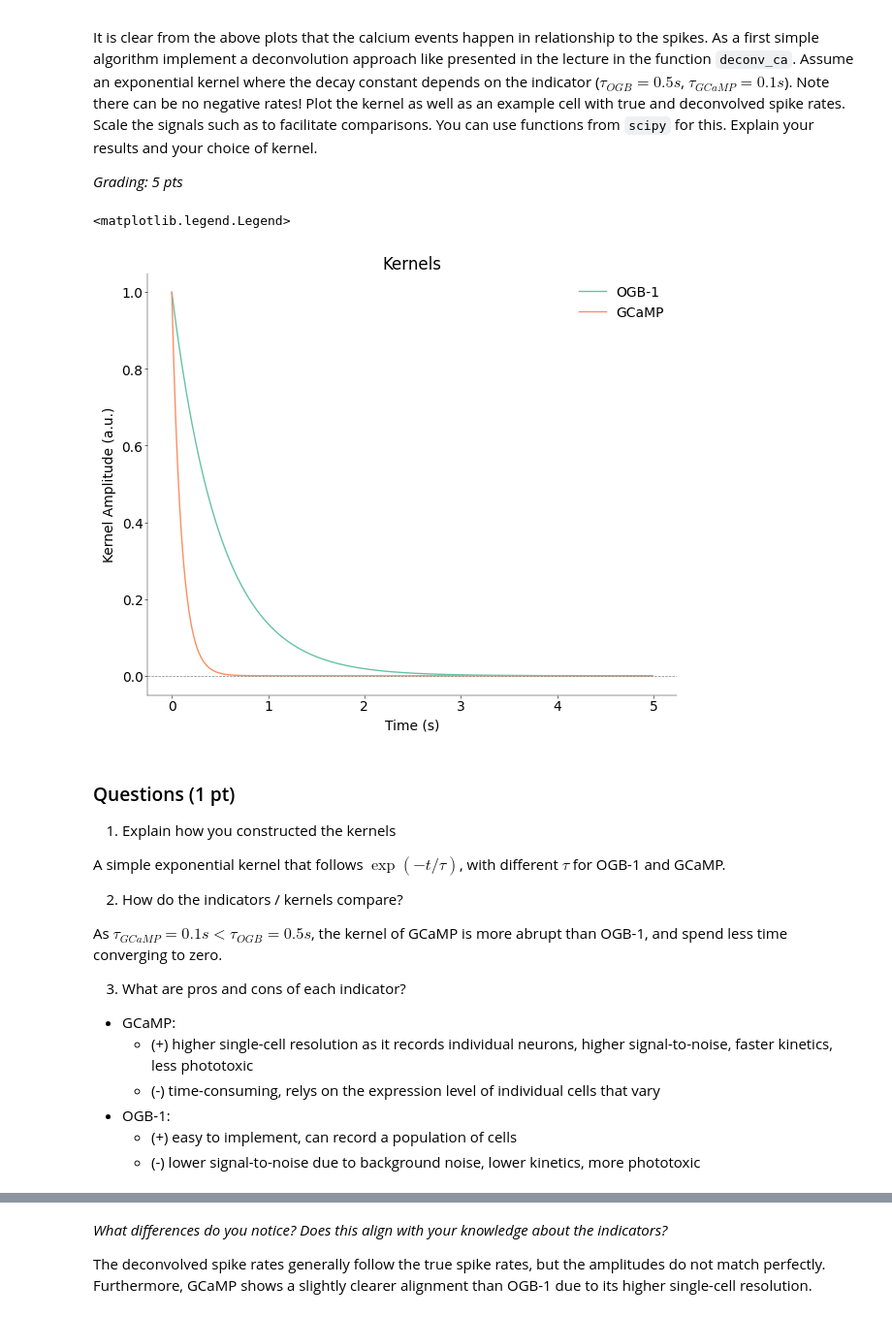
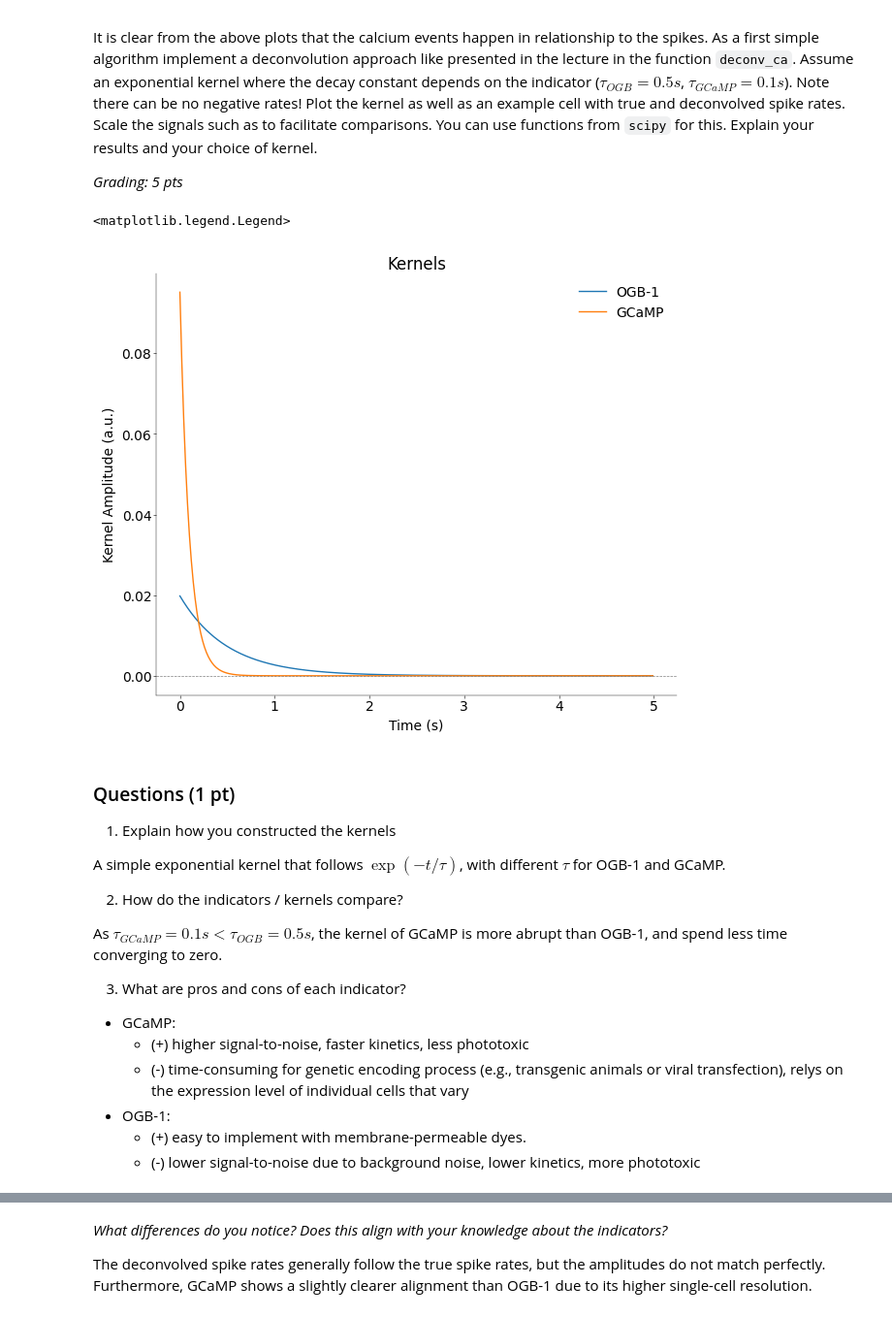
Before and after one commit to ZhidongZhang96/Course_NeuralDataScience_SS26, a Jupyter notebook: notebooks/CodingLab3.ipynb, the cells around one changed output, grey strips where cells are left out. Shown at 97% size. Saved outputs shown, nothing was run; the diff lists cells and outputs as text; code cells hidden in the pictures.

```diff
--- a/notebooks/CodingLab3.ipynb
+++ b/notebooks/CodingLab3.ipynb
@@ -193,24 +202,26 @@ def deconv_ca(ca: np.ndarray, tau: float, dt: float) -> np.ndarray:
 # %%
 # -------------------------
 # Plot the 2 kernels (1 pt)
 # -------------------------
 plt.figure(figsize=(6, 5), layout="constrained")
 tau_ogb = 0.5
 tau_gcamp = 0.1
 
 t = np.arange(0, 5, 0.01)
 kernel_ogb = np.exp(-t / tau_ogb)
+kernel_ogb = kernel_ogb / kernel_ogb.sum()
 kernel_gcamp = np.exp(-t / tau_gcamp)
-plt.plot(t, kernel_ogb, label="OGB-1", color=colors[0])
-plt.plot(t, kernel_gcamp, label="GCaMP", color=colors[1])
+kernel_gcamp = kernel_gcamp / kernel_gcamp.sum()
+plt.plot(t, kernel_ogb, label="OGB-1", color="C0")
+plt.plot(t, kernel_gcamp, label="GCaMP", color="C1")
 plt.axhline(0, color="gray", linestyle="--", linewidth=0.5)
 plt.xlabel("Time (s)")
 plt.ylabel("Kernel Amplitude (a.u.)")
 plt.title("Kernels")
 plt.legend()
 # %% [output]
 <matplotlib.legend.Legend>
-[figure, old version]
+[figure, new version]
 # %% [markdown]
 ### Questions (1 pt)
 1) Explain how you constructed the kernels
@@ -224,10 +235,10 @@ As $\tau_{GCaMP}= 0.1 s < \tau_{OGB}= 0.5 s$, the kernel of GCaMP is more abrupt
 3) What are pros and cons of each indicator?
 
 - GCaMP:
-    - (+) higher single-cell resolution as it records individual neurons, higher signal-to-noise, faster kinetics, less phototoxic
-    - (-) time-consuming, relys on the expression level of individual cells that vary
+    - (+) higher signal-to-noise, faster kinetics, less phototoxic
+    - (-) time-consuming for genetic encoding process (e.g., transgenic animals or viral transfection), relys on the expression level of individual cells that vary
 - OGB-1:
-    - (+) easy to implement, can record a population of cells
+    - (+) easy to implement with membrane-permeable dyes.
     - (-) lower signal-to-noise due to background noise, lower kinetics, more phototoxic
 # %%
 # ----------------------------------------------------------------------
```
Also changed, not shown: parts of 19 cells of this notebook, 1 other file.
